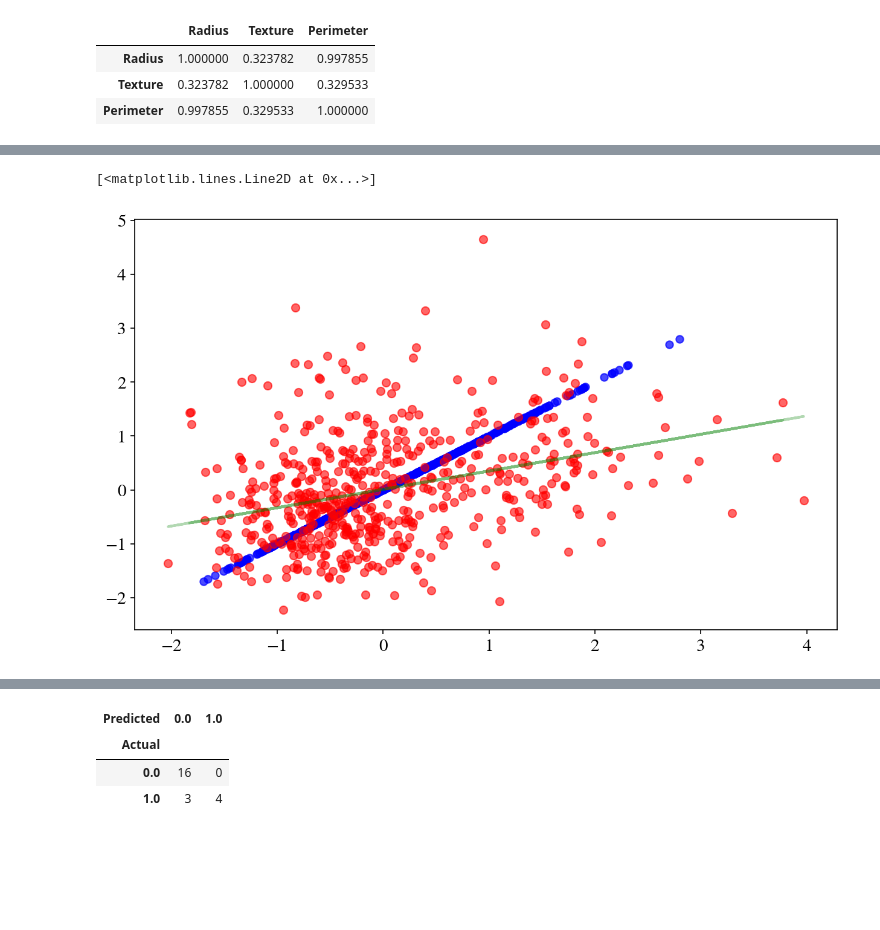
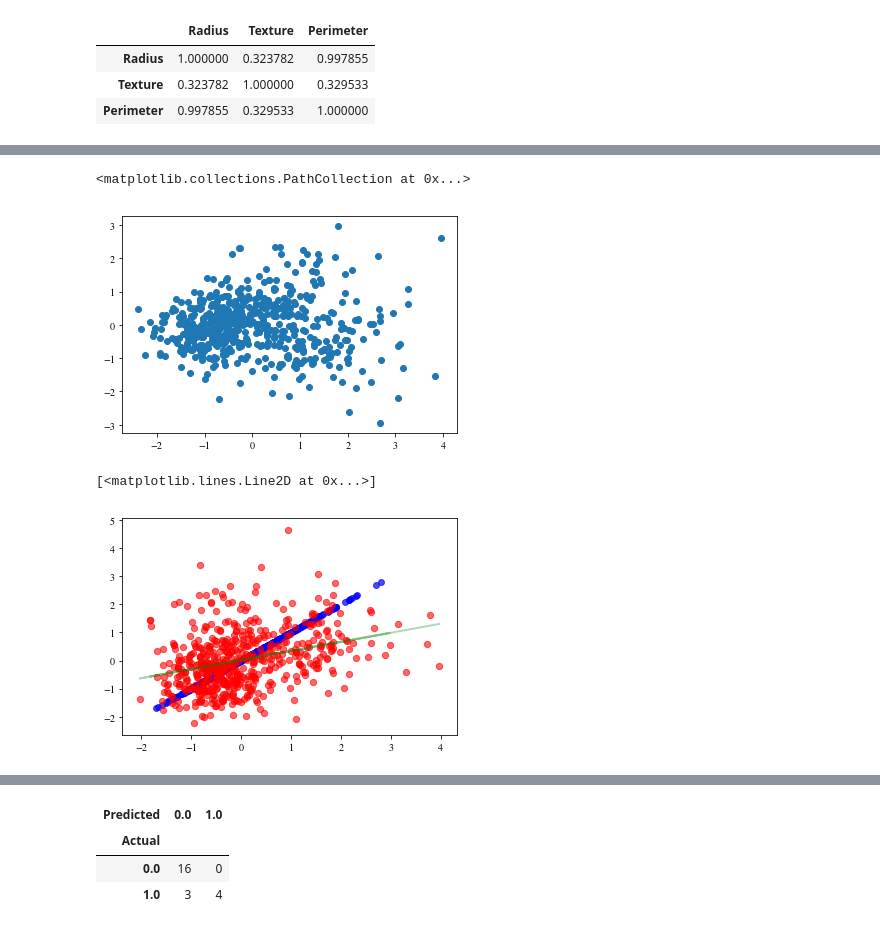
Before and after one commit to jcstumpf/jcstumpf.github.io, a Jupyter notebook: Assignments/HW2_Stumpf.ipynb, the cells around one changed output, grey strips where cells are left out. Saved outputs shown, nothing was run; the diff lists cells and outputs as text; code cells hidden in the pictures; blank space fills up the shorter version.

```diff
--- a/Assignments/HW2_Stumpf.ipynb
+++ b/Assignments/HW2_Stumpf.ipynb
@@ -123,10 +203,28 @@ df.head()
 #Instruction7: Carry out the regression, first standardizing our variables. This is strictly not necessary, but we are doing it as we wish to play around with PCA.
 #Since scikit-learn wants a n_sample rows times n_features matrix, we need to reshape the x variable. We store both an _vec variable, which is easier to plot with,
 #as well as the reshaped variable.
+
+from sklearn.linear_model import LinearRegression
+x_hd = df[['Radius','Texture']].values
+x_hdn = (x_hd - x_hd.mean(axis=0))/x_hd.std(axis = 0)
+radius_std_vec = x_hdn[:,0]
+radius_std = radius_std_vec.reshape(-1,1)
+texture_std_vec = x_hdn[:,1]
+texture_std = texture_std_vec.reshape(-1,1)
 # %%
 #Instruction8: Split the data into a training set and a testing set. By default, 25% of the data is reserved for
 #testing.
+
+from sklearn.cross_validation import train_test_split
+x_train, x_test, y_train, y_test = train_test_split(radius_std,texture_std_vec)
 # %%
 #Instrusction9: Use the training set for the fit, and find what our predictions ought to be on both the training and
 #test set.
+linreg = LinearRegression()
+linreg.fit(x_train, y_train)
+predic_train = linreg.predict(x_train)
+predic_test = linreg.predict(x_test)
+trains = x_train.reshape(1,-1).flatten()
+tests = x_test.reshape(1,-1).flatten()
+print(linreg.coef_, linreg.intercept_)
 # %% [output]
@@ -153,10 +257,23 @@ df.head()
+# %%
+plt.scatter(x_pca[:,0],x_pca[:,1])
+# %% [output]
+<matplotlib.collections.PathCollection at 0x...>
+[figure, added]
 # %%
 #Instruction13: Reconstruct the original data from only the first component, setting the others to 0.
+
+pca1 = PCA(n_components=1)
+x_e = pca1.fit_transform(x_hdn)
+x_recon = pca1.inverse_transform(x_e)
 # %%
 #Instruction14: Plot the reconstructed education(x) and income(y) from the first principal component, in blue.
+plt.scatter(x_recon[:,0],x_recon[:,1],c='b',s=35,alpha=.7)
+plt.scatter(radius_std_vec,texture_std_vec,s=40,c='r',alpha=.6)
+plt.plot(trains,predic_train,c='g',alpha=.3)
+plt.plot(tests,predic_test,c='g',alpha=.3)
 # %% [output]
 [<matplotlib.lines.Line2D at 0x...>]
-[figure, old version]
+[figure, new version]
 # %%
 #Part2: Logistic Regression Instuctions
 # %%
```
Also changed, not shown: parts of 25 cells of this notebook.
